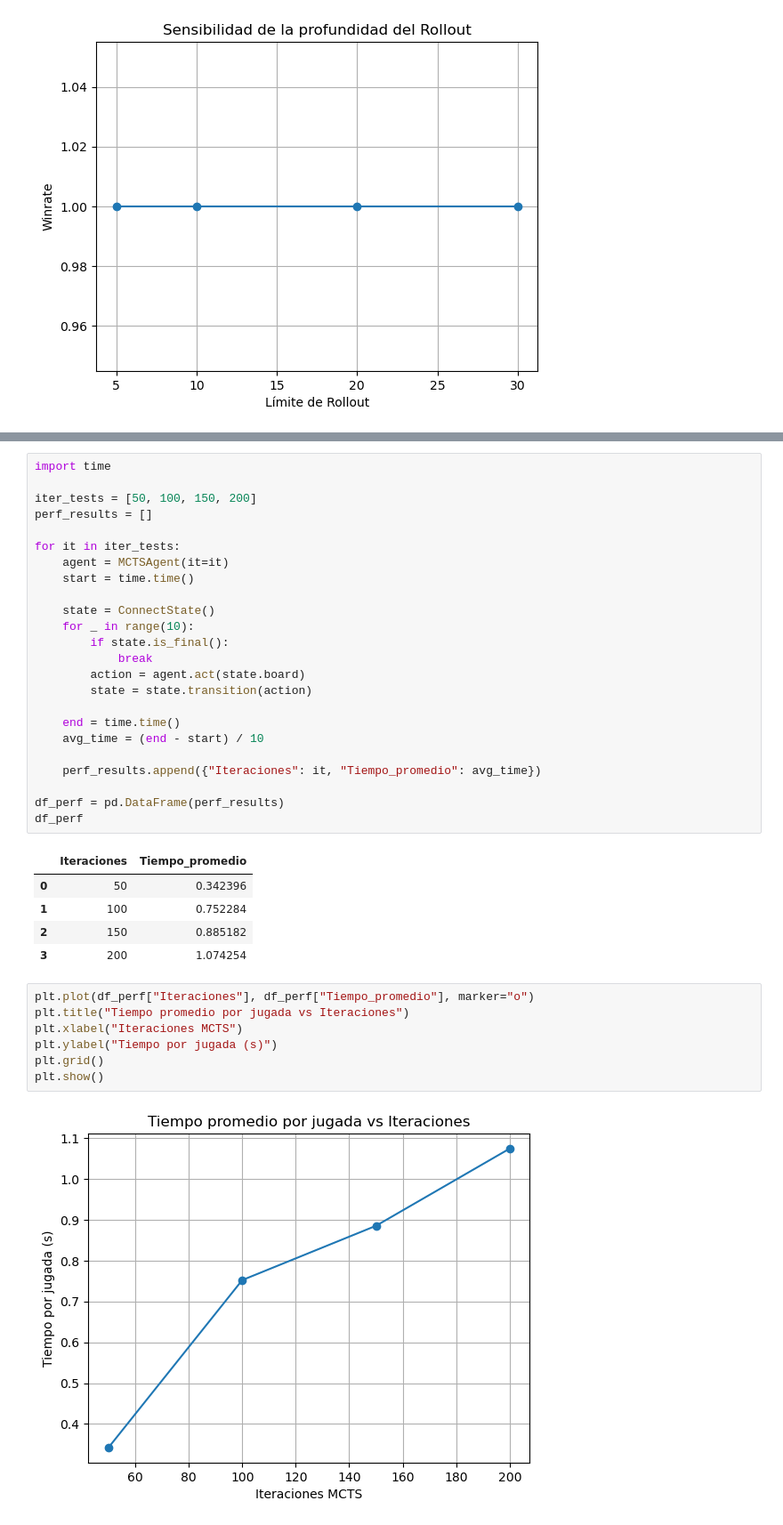
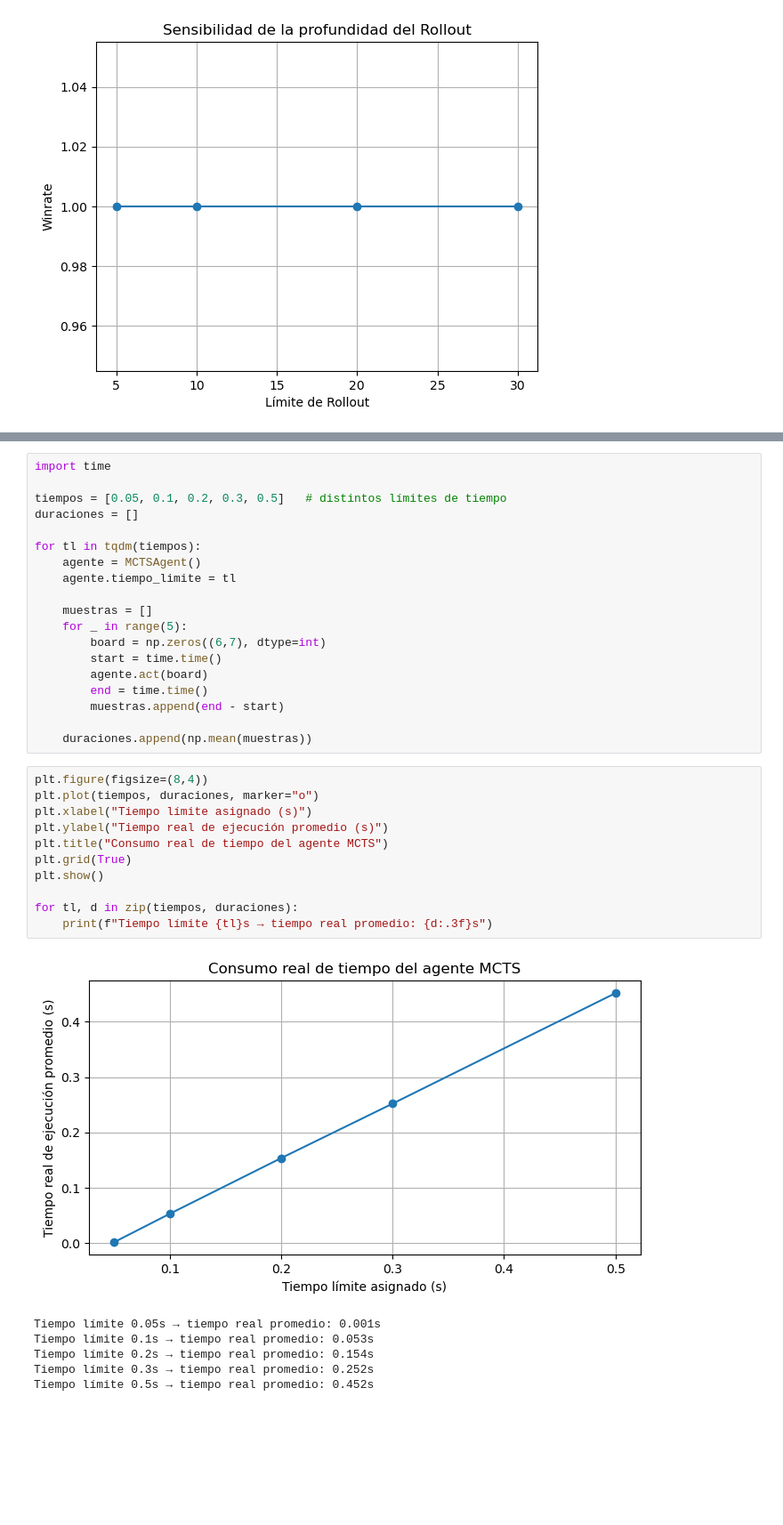
Before and after one commit to Zadcry/agente-connect4, a Jupyter notebook: entrega.ipynb, the cells around one changed output, grey strips where cells are left out. Shown at 89% size. Cells and saved outputs as stored; diff of their text form; blank space fills up the shorter version.

Commit message:
Añade Notebook "entrega" Final
- MCTS vs RandomAgent
- Estudio Completo
- Análisis de los resultados

Aporte Highlight 1

```diff
--- a/entrega.ipynb
+++ b/entrega.ipynb
@@ -275,39 +242,37 @@ plt.show()
 # %%
 import time
 
-iter_tests = [50, 100, 150, 200]
-perf_results = []
+tiempos = [0.05, 0.1, 0.2, 0.3, 0.5]   # distintos límites de tiempo
+duraciones = []
 
-for it in iter_tests:
-    agent = MCTSAgent(it=it)
-    start = time.time()
+for tl in tqdm(tiempos):
+    agente = MCTSAgent()
+    agente.tiempo_limite = tl
 
-    state = ConnectState()
-    for _ in range(10):
-        if state.is_final():
-            break
-        action = agent.act(state.board)
-        state = state.transition(action)
+    muestras = []
+    for _ in range(5):
+        board = np.zeros((6,7), dtype=int)
+        start = time.time()
+        agente.act(board)
+        end = time.time()
+        muestras.append(end - start)
 
-    end = time.time()
-    avg_time = (end - start) / 10
-
-    perf_results.append({"Iteraciones": it, "Tiempo_promedio": avg_time})
-
-df_perf = pd.DataFrame(perf_results)
-df_perf
+    duraciones.append(np.mean(muestras))
-# %% [output]
-|  | Iteraciones | Tiempo_promedio |
-| 0 | 50 | 0.342396 |
-| 1 | 100 | 0.752284 |
-| 2 | 150 | 0.885182 |
-| 3 | 200 | 1.074254 |
 # %%
-plt.plot(df_perf["Iteraciones"], df_perf["Tiempo_promedio"], marker="o")
-plt.title("Tiempo promedio por jugada vs Iteraciones")
-plt.xlabel("Iteraciones MCTS")
-plt.ylabel("Tiempo por jugada (s)")
-plt.grid()
+plt.figure(figsize=(8,4))
+plt.plot(tiempos, duraciones, marker="o")
+plt.xlabel("Tiempo límite asignado (s)")
+plt.ylabel("Tiempo real de ejecución promedio (s)")
+plt.title("Consumo real de tiempo del agente MCTS")
+plt.grid(True)
 plt.show()
+
+for tl, d in zip(tiempos, duraciones):
+    print(f"Tiempo límite {tl}s → tiempo real promedio: {d:.3f}s")
 # %% [output]
-[figure, old version]
+[figure, new version]
+Tiempo límite 0.05s → tiempo real promedio: 0.001s
+Tiempo límite 0.1s → tiempo real promedio: 0.053s
+Tiempo límite 0.2s → tiempo real promedio: 0.154s
+Tiempo límite 0.3s → tiempo real promedio: 0.252s
+Tiempo límite 0.5s → tiempo real promedio: 0.452s
```
Also changed, not shown: parts of 22 cells of this notebook.
